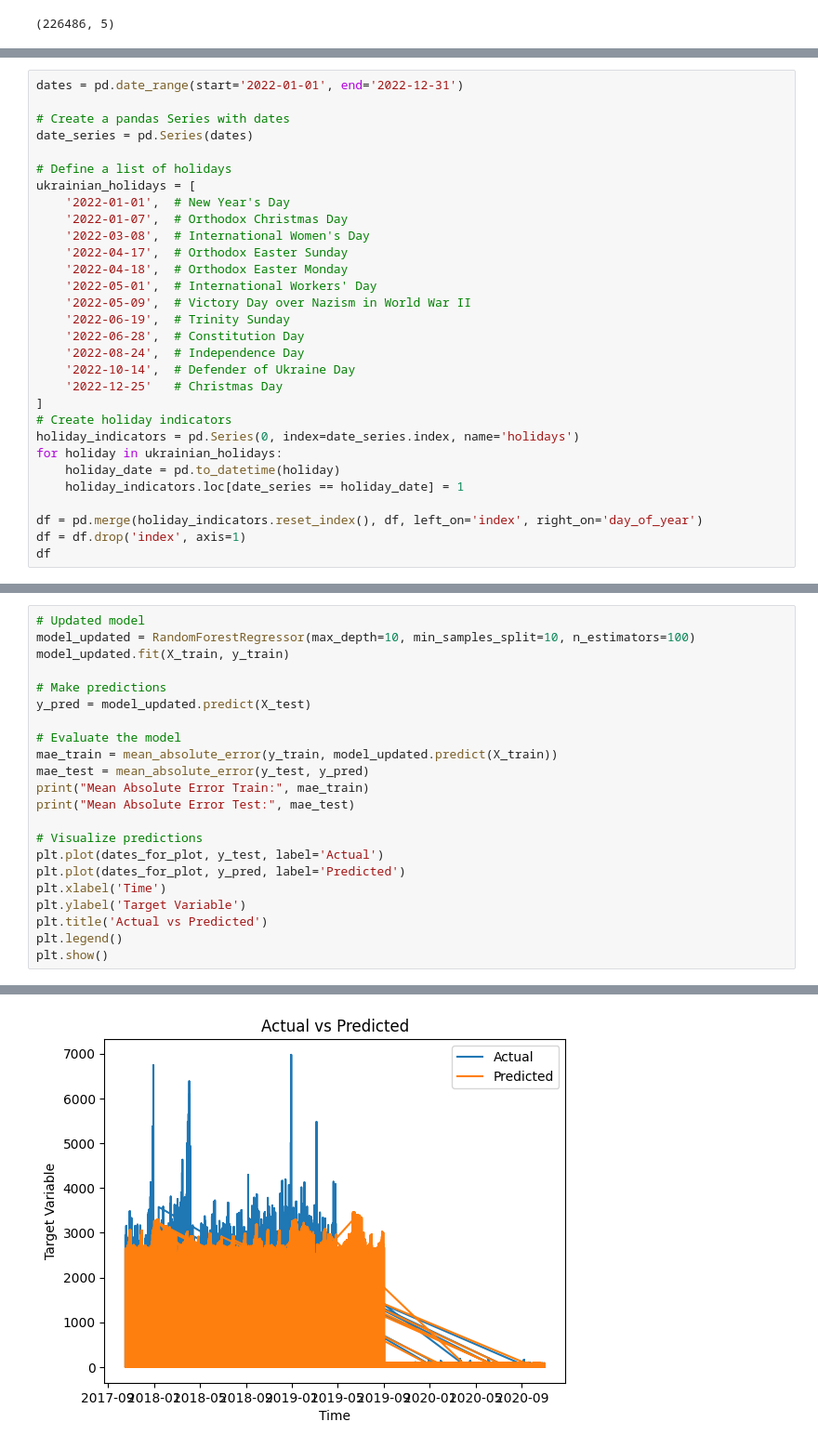
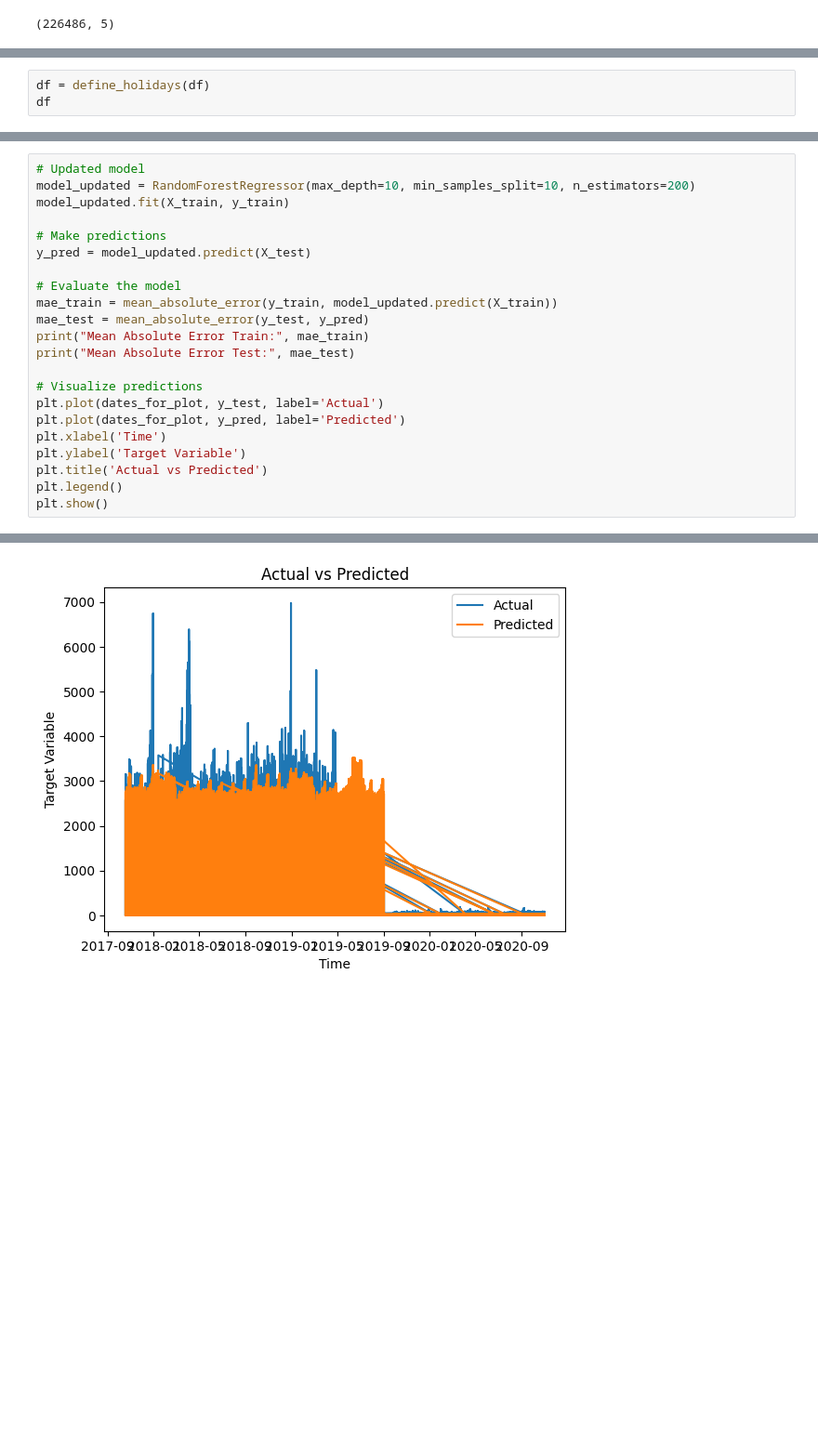
Before and after one commit to mumenume/fozzy, a Jupyter notebook: model.ipynb, the cells around one changed output, grey strips where cells are left out. Shown: that part at 93% size. Drawn from its saved outputs; the diff is of its cells as text; blank space fills up the shorter version.

Commit message:
bug for holidays fixed, model saved

```diff
--- a/model.ipynb
+++ b/model.ipynb
@@ -47,32 +31,5 @@ df
 226486 rows × 14 columns
 # %%
-dates = pd.date_range(start='2022-01-01', end='2022-12-31')
-
-# Create a pandas Series with dates
-date_series = pd.Series(dates)
-
-# Define a list of holidays
-ukrainian_holidays = [
-    '2022-01-01',  # New Year's Day
-    '2022-01-07',  # Orthodox Christmas Day
-    '2022-03-08',  # International Women's Day
-    '2022-04-17',  # Orthodox Easter Sunday
-    '2022-04-18',  # Orthodox Easter Monday
-    '2022-05-01',  # International Workers' Day
-    '2022-05-09',  # Victory Day over Nazism in World War II
-    '2022-06-19',  # Trinity Sunday
-    '2022-06-28',  # Constitution Day
-    '2022-08-24',  # Independence Day
-    '2022-10-14',  # Defender of Ukraine Day
-    '2022-12-25'   # Christmas Day
-]
-# Create holiday indicators
-holiday_indicators = pd.Series(0, index=date_series.index, name='holidays')
-for holiday in ukrainian_holidays:
-    holiday_date = pd.to_datetime(holiday)
-    holiday_indicators.loc[date_series == holiday_date] = 1
-
-df = pd.merge(holiday_indicators.reset_index(), df, left_on='index', right_on='day_of_year')
-df = df.drop('index', axis=1)
+df = define_holidays(df)
 df
 # %% [output]
@@ -129,6 +102,6 @@ print("Best MAE Score:", best_score)
 # %%
 # Updated model
-model_updated = RandomForestRegressor(max_depth=10, min_samples_split=10, n_estimators=100)
+model_updated = RandomForestRegressor(max_depth=10, min_samples_split=10, n_estimators=200)
 model_updated.fit(X_train, y_train)
 
 # Make predictions
@@ -154 +127 @@ Mean Absolute Error Test: 13.862957390994966
-[figure, old version]
+[figure, new version]
```
Also changed, not shown: parts of 7 cells of this notebook, 5 other files.
